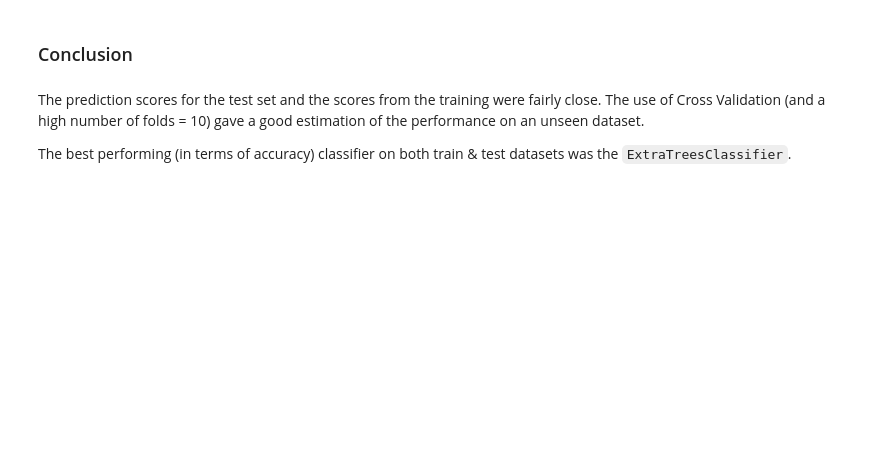
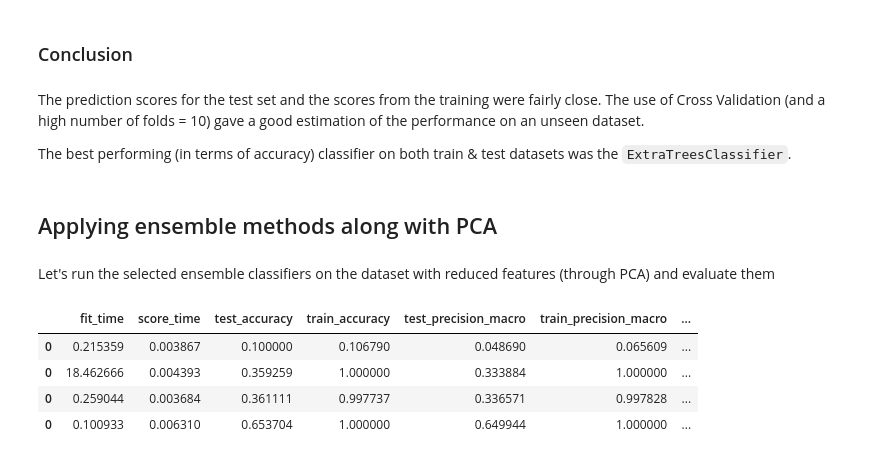
Before and after one commit to viktorparipas92/D7062E-projectgroup-10, a Jupyter notebook: Task3/task3.ipynb, the cells around one changed output. Saved outputs shown, nothing was run; the diff lists cells and outputs as text; code cells hidden in the pictures; blank space fills up the shorter version.

Commit message:
Add PCA/non-PCA comparison to ensemble pipeline; some conclusions

```diff
--- a/Task3/task3.ipynb
+++ b/Task3/task3.ipynb
@@ -1188,3 +1186,19 @@ plt.show()
 The prediction scores for the test set and the scores from the training were fairly close. The use of Cross Validation (and a high number of folds = 10) gave a good estimation of the performance on an unseen dataset.
 
 The best performing (in terms of accuracy) classifier on both train & test datasets was the `ExtraTreesClassifier`.
+# %% [markdown]
+## Applying ensemble methods along with PCA
+# %% [markdown]
+Let's run the selected ensemble classifiers on the dataset with reduced features (through PCA) and evaluate them
+# %%
+pca_transformed_ensemble_results = evaluate_all_classifiers(
+    pca_reduced_training_data, CLASSIFIERS_TASK_3
+)
+# %%
+pca_transformed_ensemble_results.sort_values(by=["test_accuracy"])
+# %% [output]
+|  | fit_time | score_time | test_accuracy | train_accuracy | test_precision_macro | train_precision_macro | ... |
+| 0 | 0.215359 | 0.003867 | 0.100000 | 0.106790 | 0.048690 | 0.065609 | ... |
+| 0 | 18.462666 | 0.004393 | 0.359259 | 1.000000 | 0.333884 | 1.000000 | ... |
+| 0 | 0.259044 | 0.003684 | 0.361111 | 0.997737 | 0.336571 | 0.997828 | ... |
+| 0 | 0.100933 | 0.006310 | 0.653704 | 1.000000 | 0.649944 | 1.000000 | ... |
```
Also changed, not shown: parts of 30 cells of this notebook, 1 other file.
